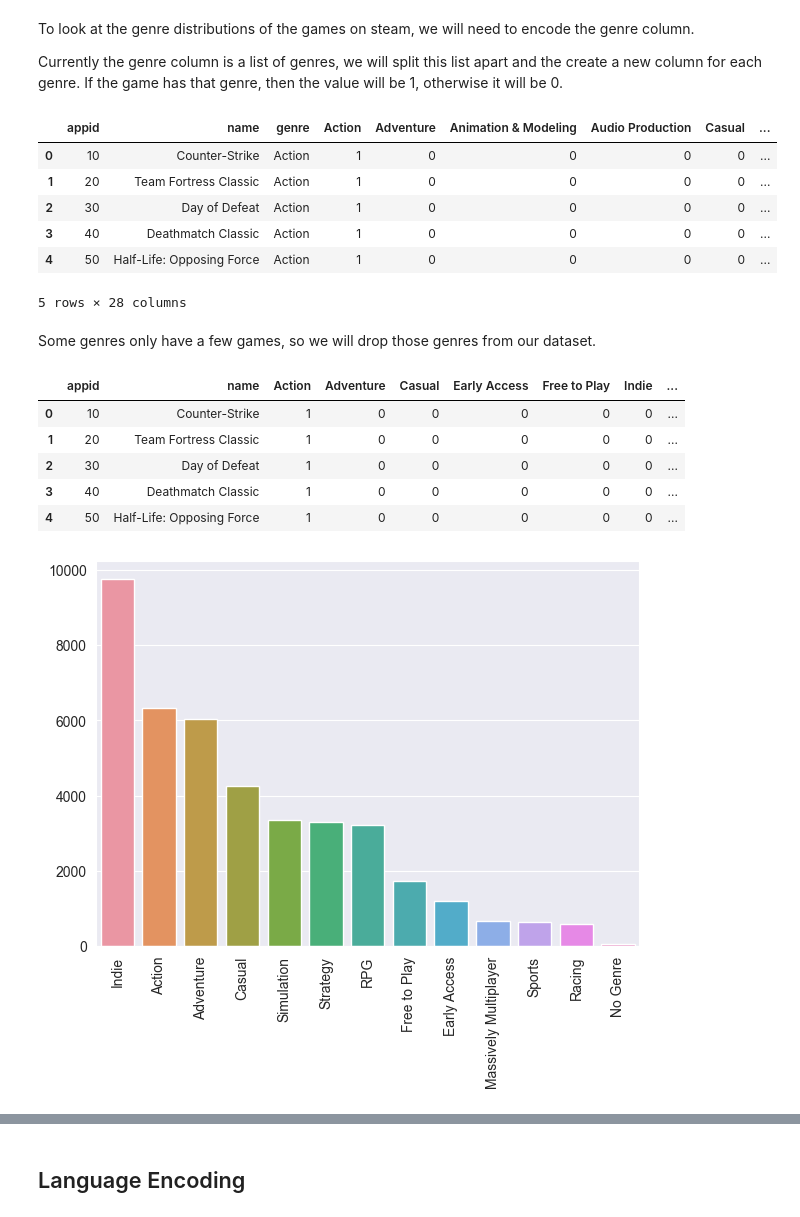
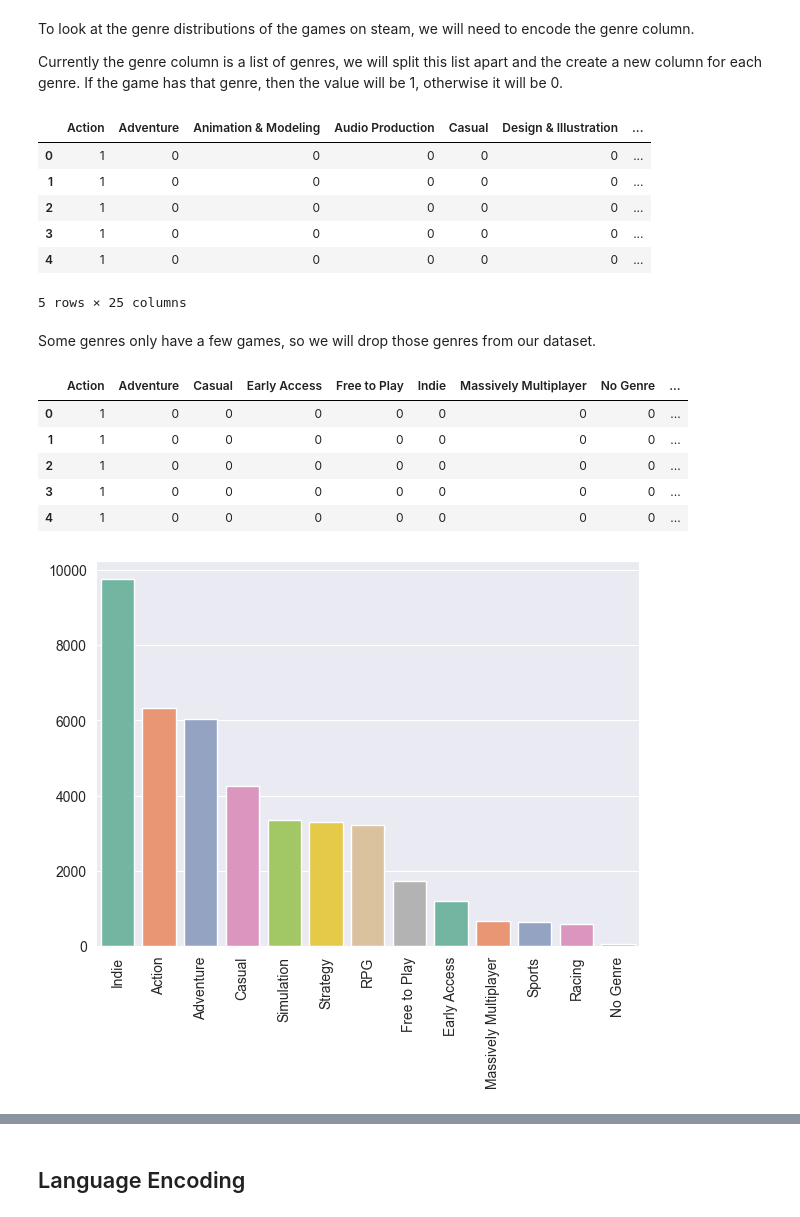
Before and after one commit to Mattcalcaterra/steamMarketPrediction, a Jupyter notebook: Final Project.ipynb, the cells around one changed output, grey strips where cells are left out. Cells and saved outputs as stored; diff of their text form; code cells hidden in the pictures.

```diff
--- a/Final Project.ipynb
+++ b/Final Project.ipynb
@@ -478,19 +560,23 @@ genre_df = games_df[
         "genre",
     ]
 ]
-# Encode the genre column with dummies
-genres_encoded = genre_df["genre"].str.get_dummies(sep=", ")
 
-# Concatenate the original dataframe and the encoded genres
-genres_df = pd.concat([genre_df, genres_encoded], axis=1)
-genres_df.head()
+mlb = MultiLabelBinarizer()
+
+# Create a dataframe with the encoded genre column
+genres = pd.DataFrame(
+    mlb.fit_transform(games_df["genre"].astype(str).str.split(", ")),
+    columns=mlb.classes_,
+    index=games_df.index,
+)
+genres.head()
 # %% [output]
-|  | appid | name | genre | Action | Adventure | Animation & Modeling | Audio Production | Casual | ... |
-| 0 | 10 | Counter-Strike | Action | 1 | 0 | 0 | 0 | 0 | ... |
-| 1 | 20 | Team Fortress Classic | Action | 1 | 0 | 0 | 0 | 0 | ... |
-| 2 | 30 | Day of Defeat | Action | 1 | 0 | 0 | 0 | 0 | ... |
-| 3 | 40 | Deathmatch Classic | Action | 1 | 0 | 0 | 0 | 0 | ... |
-| 4 | 50 | Half-Life: Opposing Force | Action | 1 | 0 | 0 | 0 | 0 | ... |
+|  | Action | Adventure | Animation & Modeling | Audio Production | Casual | Design & Illustration | ... |
+| 0 | 1 | 0 | 0 | 0 | 0 | 0 | ... |
+| 1 | 1 | 0 | 0 | 0 | 0 | 0 | ... |
+| 2 | 1 | 0 | 0 | 0 | 0 | 0 | ... |
+| 3 | 1 | 0 | 0 | 0 | 0 | 0 | ... |
+| 4 | 1 | 0 | 0 | 0 | 0 | 0 | ... |
-5 rows × 28 columns
+5 rows × 25 columns
 # %% [markdown]
 Some genres only have a few games, so we will drop those genres from our dataset.
@@ -509,23 +583,24 @@ genres_df.drop("genre", axis=1, inplace=True)
+# %%
+# Filter out genres with less than 10 games
+red_genres = genres[genres.columns[genres.sum() > 10]]
 # %%
-genres_df.head()
+red_genres.head()
 # %% [output]
-|  | appid | name | Action | Adventure | Casual | Early Access | Free to Play | Indie | ... |
-| 0 | 10 | Counter-Strike | 1 | 0 | 0 | 0 | 0 | 0 | ... |
-| 1 | 20 | Team Fortress Classic | 1 | 0 | 0 | 0 | 0 | 0 | ... |
-| 2 | 30 | Day of Defeat | 1 | 0 | 0 | 0 | 0 | 0 | ... |
-| 3 | 40 | Deathmatch Classic | 1 | 0 | 0 | 0 | 0 | 0 | ... |
-| 4 | 50 | Half-Life: Opposing Force | 1 | 0 | 0 | 0 | 0 | 0 | ... |
+|  | Action | Adventure | Casual | Early Access | Free to Play | Indie | Massively Multiplayer | No Genre | ... |
+| 0 | 1 | 0 | 0 | 0 | 0 | 0 | 0 | 0 | ... |
+| 1 | 1 | 0 | 0 | 0 | 0 | 0 | 0 | 0 | ... |
+| 2 | 1 | 0 | 0 | 0 | 0 | 0 | 0 | 0 | ... |
+| 3 | 1 | 0 | 0 | 0 | 0 | 0 | 0 | 0 | ... |
+| 4 | 1 | 0 | 0 | 0 | 0 | 0 | 0 | 0 | ... |
 # %%
 plt.figure(figsize=(7, 5))
 sns.barplot(
-    x=genres_df.drop(["appid", "name"], axis=1).columns,
-    y=genres_df.drop(["appid", "name"], axis=1).sum(),
-    order=genres_df.drop(["appid", "name"], axis=1)
-    .sum()
-    .sort_values(ascending=False)
-    .index,
+    x=red_genres.columns,
+    y=red_genres.sum(),
+    order=red_genres.sum().sort_values(ascending=False).index,
+    palette="Set2",
 )
 plt.xticks(rotation=90)
 plt.show()
 # %% [output]
-[figure, old version]
+[figure, new version]
```
Also changed, not shown: parts of 44 cells of this notebook.
